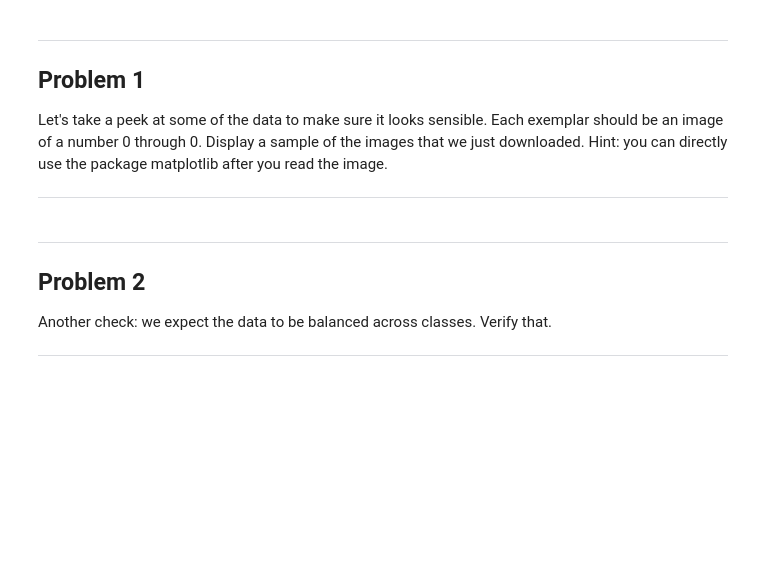
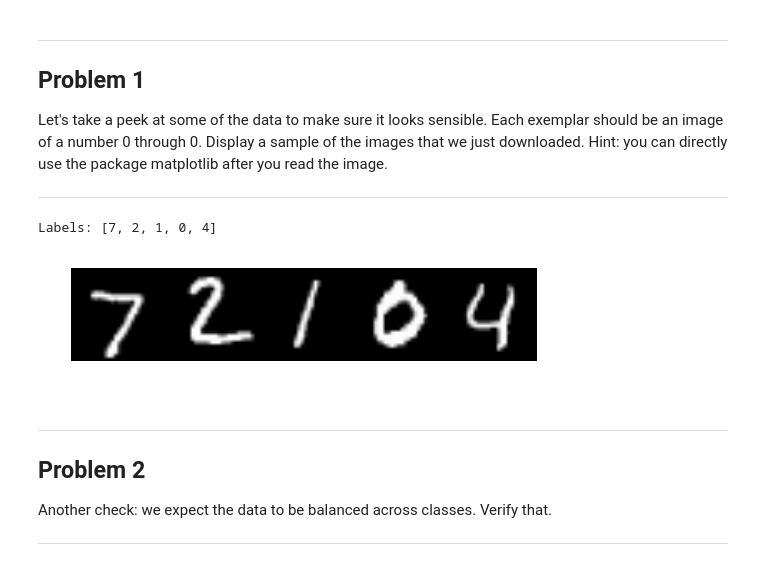
Before and after one commit to msavardi/GoingDeep, a Jupyter notebook: GoingDeep2.ipynb, the cells around one changed output. Cells and saved outputs as stored; diff of their text form; code cells hidden in the pictures; blank space fills up the shorter version.

```diff
--- a/GoingDeep2.ipynb
+++ b/GoingDeep2.ipynb
@@ -82,6 +94,34 @@ number 0 through 0. Display a sample of the images that we just downloaded. Hint
 matplotlib after you read the image.
 
 ---
+# %%
+lmdb_file = 'mnist/data/mnist_test_lmdb/'
+lmdb_env = lmdb.open(lmdb_file)
+lmdb_txn = lmdb_env.begin()
+lmdb_cursor = lmdb_txn.cursor()
+datum = caffe_pb2.Datum()
+image_size = 28
+images =  np.ndarray(shape=(lmdb_env.stat()['entries'], image_size, image_size))
+labels = []
+i = 0
+for key, value in lmdb_cursor:
+    datum.ParseFromString(value)
+
+    label = datum.label
+    data = caffe.io.datum_to_array(datum)
+    im = data.astype(np.uint8).reshape(image_size,image_size)
+
+    images[i, :, :] = im
+    labels.append(label)
+    i += 1
+
+print "Labels: " + str(labels[:5])
+plt.imshow(images[:5,:,:].transpose(1, 0, 2).reshape(image_size, image_size*5), cmap=plt.cm.gray)
+plt.axis('off')
+plt.show()
+# %% [output]
+Labels: [7, 2, 1, 0, 4]
+[figure, added]
 # %% [markdown]
 ---
 Problem 2
```
Also changed, not shown: parts of 17 cells of this notebook, 1 other file.
